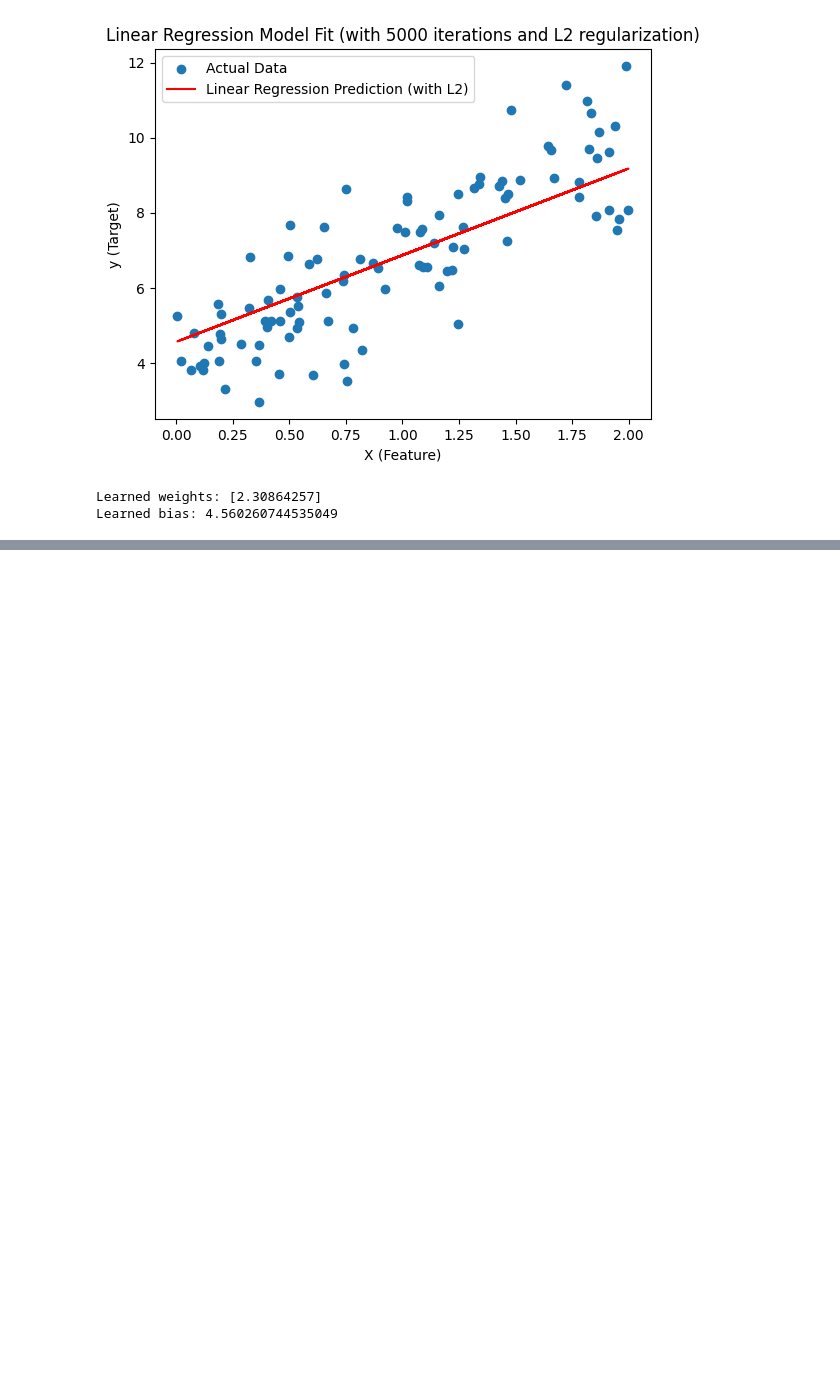
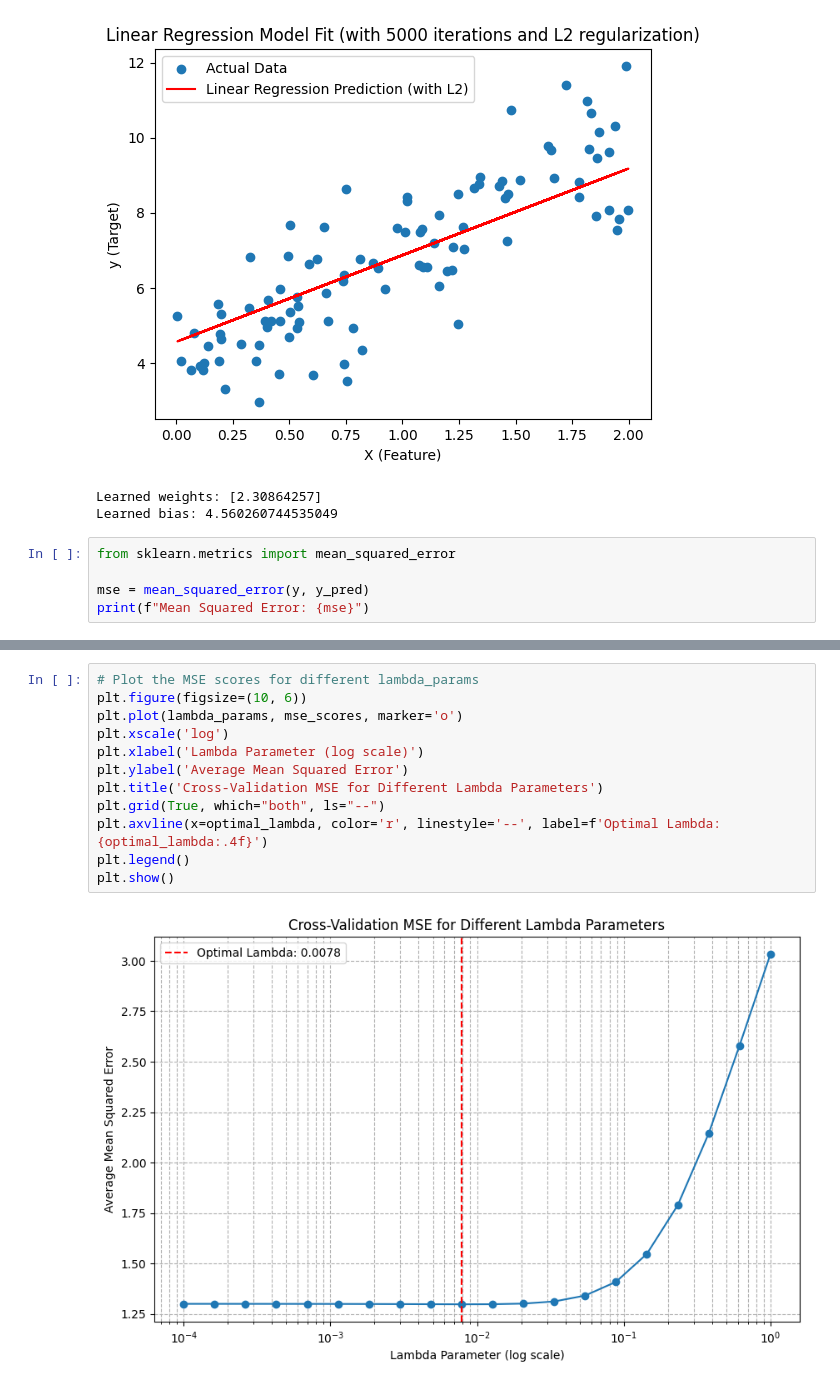
Before and after one commit to amit-sahu-a11y/ML_projects_for_practice, a Jupyter notebook: model_optimization.ipynb, the cells around one changed output, grey strips where cells are left out. Saved outputs shown, nothing was run; the diff lists cells and outputs as text; blank space fills up the shorter version.

Commit message:
implement cross-validation to find the optimal lambda_param

```diff
--- a/model_optimization.ipynb
+++ b/model_optimization.ipynb
@@ -82,3 +82,8 @@ print(f"Learned bias: {model.bias}")
 [figure]
 Learned weights: [2.30864257]
 Learned bias: 4.560260744535049
+# %%
+from sklearn.metrics import mean_squared_error
+
+mse = mean_squared_error(y, y_pred)
+print(f"Mean Squared Error: {mse}")
@@ -84,0 +138,14 @@ Learned bias: 4.560260744535049
+# %%
+# Plot the MSE scores for different lambda_params
+plt.figure(figsize=(10, 6))
+plt.plot(lambda_params, mse_scores, marker='o')
+plt.xscale('log')
+plt.xlabel('Lambda Parameter (log scale)')
+plt.ylabel('Average Mean Squared Error')
+plt.title('Cross-Validation MSE for Different Lambda Parameters')
+plt.grid(True, which="both", ls="--")
+plt.axvline(x=optimal_lambda, color='r', linestyle='--', label=f'Optimal Lambda: {optimal_lambda:.4f}')
+plt.legend()
+plt.show()
+# %% [output]
+[figure, added]
```
Also changed, not shown: parts of 3 cells of this notebook.
